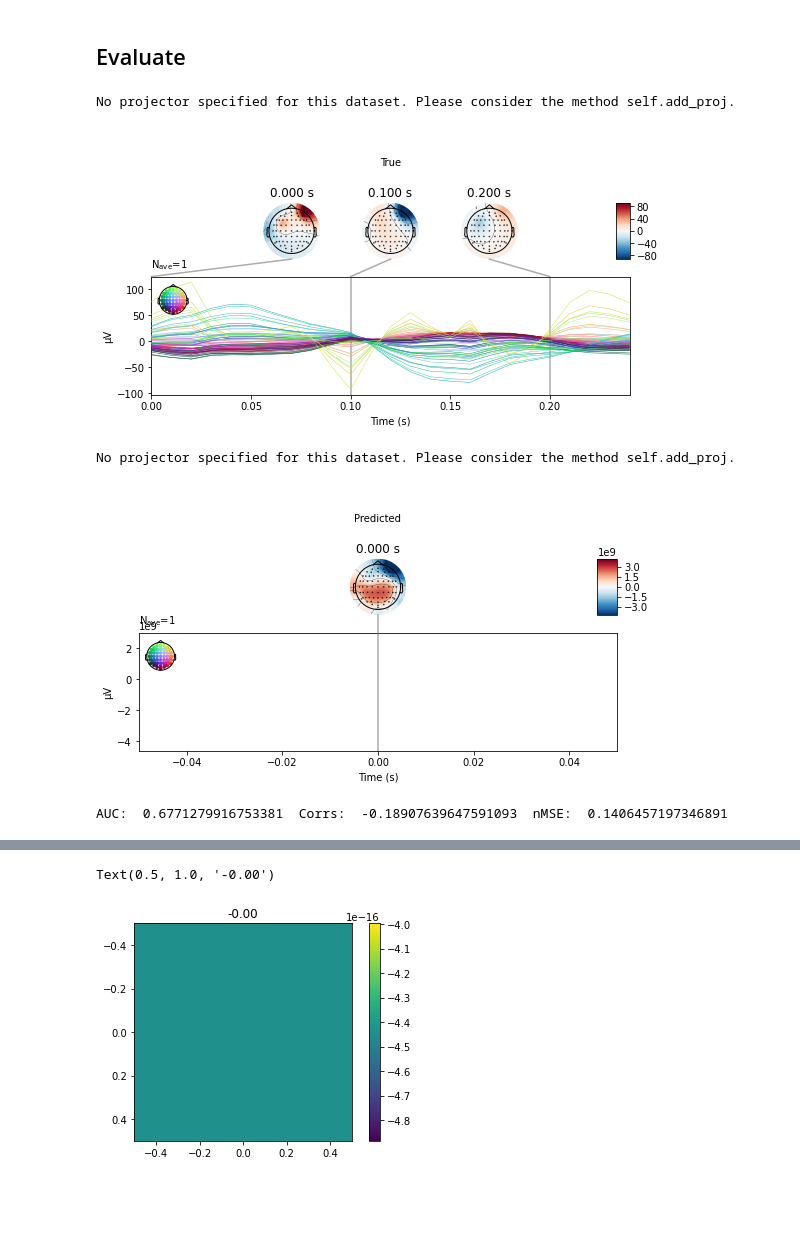
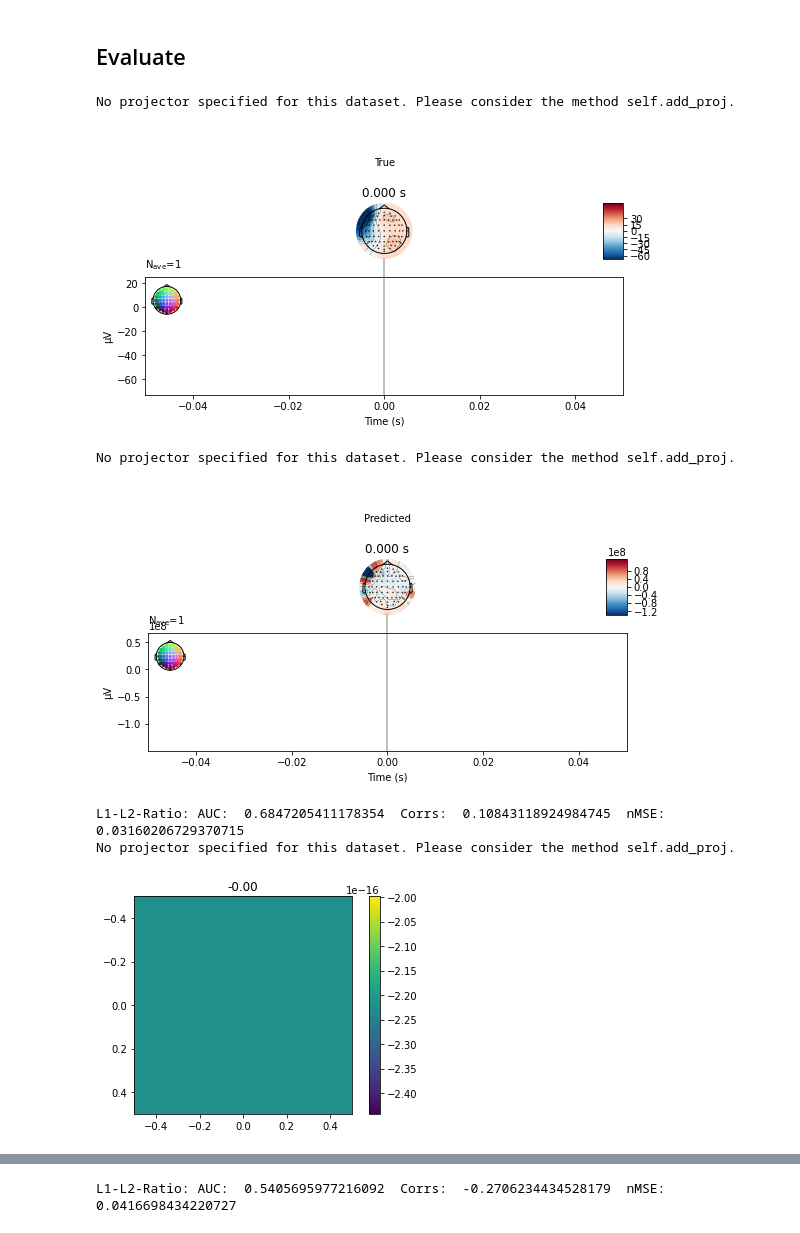
Before and after one commit to LukeTheHecker/esinet, a Jupyter notebook: dev/steve_brunton.ipynb, the cells around one changed output, grey strips where cells are left out. Cells and saved outputs as stored; diff of their text form; code cells hidden in the pictures; blank space fills up the shorter version.

```diff
--- a/dev/steve_brunton.ipynb
+++ b/dev/steve_brunton.ipynb
@@ -58,7 +58,8 @@ def data_loss(x, y, ord=2):
 
 def l1_norm(x):
     return np.linalg.norm(x, ord=1)
-
+def l1_l2(x):
+    return np.linalg.norm(x, ord=1) / np.linalg.norm(x, ord=2)
 def temporal_reg(x):
     return np.std(abs(x), axis=1)
 
@@ -74,12 +75,12 @@ def compute_cosine_distances(a, b):
 # %% [markdown]
 # Simulate
 # %%
-settings = dict(duration_of_trial=0.25, extents=(1,40), number_of_sources=(1,15), target_snr=1e99)
-sim = Simulation(fwd, info, settings=settings).simulate(n_samples=100)
+settings = dict(duration_of_trial=0.01, extents=(1,40), number_of_sources=(1,15), target_snr=1e99)
+sim = Simulation(fwd, info, settings=settings).simulate(n_samples=2)
 y = np.stack([eeg.average().data for eeg in sim.eeg_data], axis=0)
 x = np.stack([source.data for source in sim.source_data], axis=0)
-# x = x[0, :, 0]
-# y = y[0, :, 0]
+x = x[0, :, 0]
+y = y[0, :, 0]
 sim.source_data[0].plot(**plot_params)
 # %% [output]
 Simulating data based on sparse patches.
@@ -92,12 +97,15 @@ Simulating data based on sparse patches.
 from scipy.optimize import minimize
 
 print(x.shape, y.shape)
-constr = dict(type="eq", fun=lambda x: np.linalg.norm(leadfield @ x - y))
+constr = dict(type="eq", fun=lambda x: np.linalg.norm(leadfield @ x - y)*1000)
 options = dict(maxiter=100)
 tol = 1e-6
-x0 = np.zeros(x.shape) #np.linalg.pinv(leadfield) @ y
+x0 = np.linalg.pinv(leadfield) @ y
+res = minimize(l1_l2, x0, method="SLSQP", constraints=constr, options=options, tol=tol)
+src_hat_1 = res["x"]
+
 res = minimize(l1_norm, x0, method="SLSQP", constraints=constr, options=options, tol=tol)
-src_hat = res["x"]
+src_hat_2 = res["x"]
 # %% [output]
 (1284,) (64,)
 KeyboardInterrupt:
@@ -178,35 +114,57 @@ AssertionError
 # %%
 from esinet.evaluate import eval_auc
 from scipy.stats import pearsonr
 idx = 0
 stc = sim.source_data[idx].copy()
 stc.data /= np.max(abs(stc.data))
 
 stc.plot(**plot_params)
 evoked = sim.eeg_data[idx].average()
-evoked.plot_joint(title="True", times=[0, 0.10, 0.20])
+evoked.plot_joint(title="True",)
 stc_hat = stc.copy()
-stc_hat.data = src_hat[:, np.newaxis]
+stc_hat.data = src_hat_1[:, np.newaxis]
 stc_hat.data /= np.max(abs(stc_hat.data))
-stc_hat.plot(**plot_params, brain_kwargs=dict(title="Prediction"))
+stc_hat.plot(**plot_params, brain_kwargs=dict(title="Prediction l1-l2-ratio"))
 
 evoked_ = util.get_eeg_from_source(stc_hat, fwd, info, tmin=evoked.tmin)
 evoked_.plot_joint(title=f"Predicted", times=[0,])
+
+auc = np.mean([np.mean(eval_auc(y_true_sample, y_pred_sample, pos)) for y_true_sample, y_pred_sample in zip(stc.data.T, stc_hat.data.T)])
+corrs = np.mean([np.mean(pearsonr(y_true_sample, y_pred_sample)[0]) for y_true_sample, y_pred_sample in zip(stc.data.T, stc_hat.data.T)])
+nmses = np.mean([np.mean((y_true_sample - y_pred_sample)**2) for y_true_sample, y_pred_sample in zip(stc.data.T, stc_hat.data.T)])
+
+print("L1-L2-Ratio: AUC: ", auc, " Corrs: ", corrs, " nMSE: ", nmses)
+mat = compute_cosine_distances(abs(stc_hat.data.T), abs(stc_hat.data.T)).numpy()
+plt.figure()
+plt.imshow(mat)
+plt.colorbar()
+plt.title(f"{mat.mean():.2f}")
+
+stc_hat.data = src_hat_2[:, np.newaxis]
+stc_hat.data /= np.max(abs(stc_hat.data))
+stc_hat.plot(**plot_params, brain_kwargs=dict(title="Prediction L1"))
+
+evoked_ = util.get_eeg_from_source(stc_hat, fwd, info, tmin=evoked.tmin)
+evoked_.plot_joint(title=f"Predicted", times=[0,])
+
 
 
 auc = np.mean([np.mean(eval_auc(y_true_sample, y_pred_sample, pos)) for y_true_sample, y_pred_sample in zip(stc.data.T, stc_hat.data.T)])
 corrs = np.mean([np.mean(pearsonr(y_true_sample, y_pred_sample)[0]) for y_true_sample, y_pred_sample in zip(stc.data.T, stc_hat.data.T)])
 nmses = np.mean([np.mean((y_true_sample - y_pred_sample)**2) for y_true_sample, y_pred_sample in zip(stc.data.T, stc_hat.data.T)])
 
-print("AUC: ", auc, " Corrs: ", corrs, " nMSE: ", nmses)
-mat = compute_cosine_distances(abs(stc_hat.data.T), abs(stc_hat.data.T)).numpy()
-plt.figure()
-plt.imshow(mat)
-plt.colorbar()
-plt.title(f"{mat.mean():.2f}")
+print("L1-L2-Ratio: AUC: ", auc, " Corrs: ", corrs, " nMSE: ", nmses)
+
+# mat = compute_cosine_distances(abs(stc_hat.data.T), abs(stc_hat.data.T)).numpy()
+# plt.figure()
+# plt.imshow(mat)
+# plt.colorbar()
+# plt.title(f"{mat.mean():.2f}")
 # %% [output]
 No projector specified for this dataset. Please consider the method self.add_proj.
-[figure, old version]
+[figure, new version]
 No projector specified for this dataset. Please consider the method self.add_proj.
-[figure, old version]
+[figure, new version]
-AUC:  0.6771279916753381  Corrs:  -0.18907639647591093  nMSE:  0.1406457197346891
+L1-L2-Ratio: AUC:  0.6847205411178354  Corrs:  0.10843118924984745  nMSE:  0.03160206729370715
+No projector specified for this dataset. Please consider the method self.add_proj.
+[figure, new version]
@@ -213,5 +172,4 @@ AUC:  0.6771279916753381  Corrs:  -0.18907639647591093  nMSE:  0.140645719734689
-Text(0.5, 1.0, '-0.00')
+L1-L2-Ratio: AUC:  0.5405695977216092  Corrs:  -0.2706234434528179  nMSE:  0.0416698434220727
-[figure, old version]
 # %%
 plt.figure()
 plt.imshow(compute_cosine_distances(abs(stc_hat.data.T), abs(stc_hat.data.T)).numpy())
```
Also changed, not shown: parts of 5 cells of this notebook, 8 other files.
